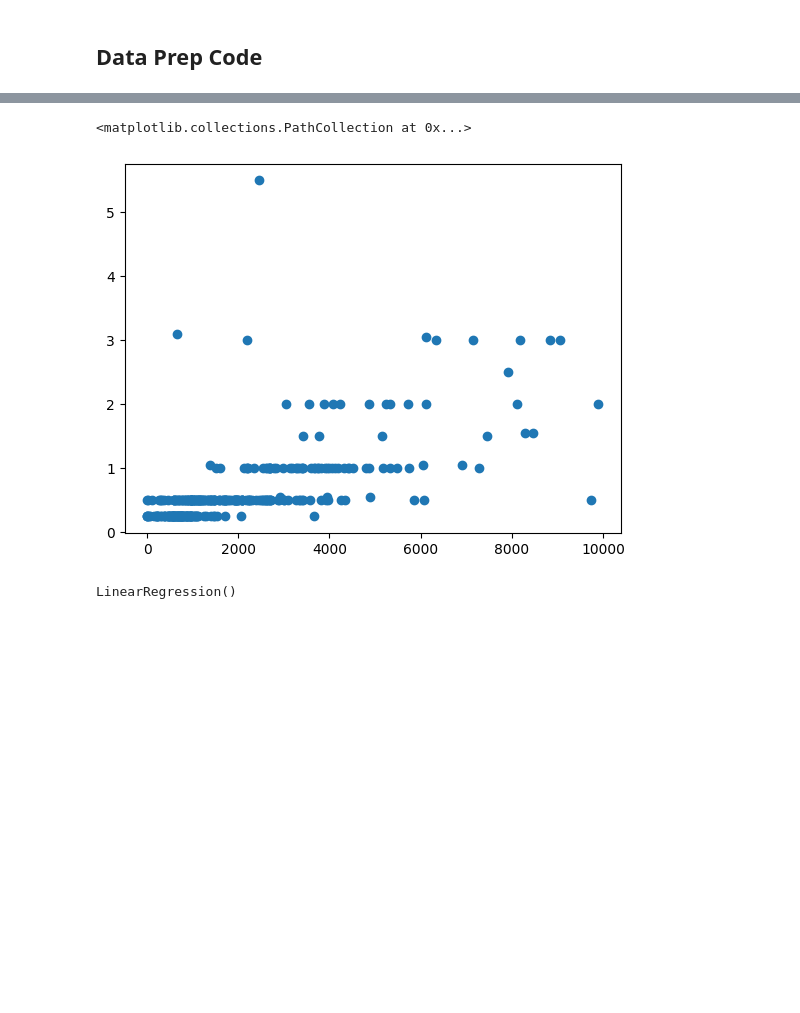
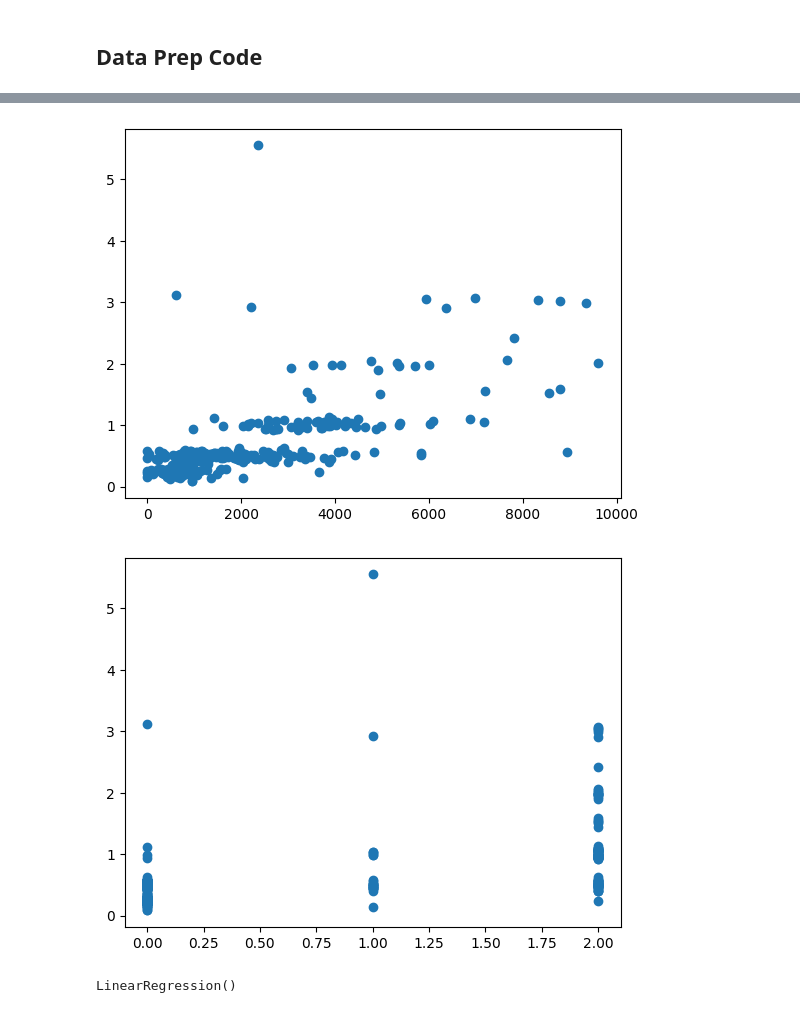
Before and after one commit to de-longhi/Patch-Perfect-Using-AI-to-Fix-Roads, a Jupyter notebook: Patch_Perfect.ipynb, the cells around one changed output, grey strips where cells are left out. Drawn from its saved outputs; the diff is of its cells as text; code cells hidden in the pictures; blank space fills up the shorter version.

```diff
--- a/Patch_Perfect.ipynb
+++ b/Patch_Perfect.ipynb
@@ -555,12 +559,27 @@ def process_data(data):
     return pd.DataFrame(records)
 
 # Replace 'data.csv' with your actual CSV file path
+csv_file_path = './test_cluster_centroids.csv'
+
+# Read the data from the CSV file
+df_test_cent = pd.read_csv(csv_file_path, header=0, names=['image', 'point', 'x', 'y'])
+
+# Ensure the x and y columns are floats
+df_test_cent['x'] = df_test_cent['x'].astype(float)
+df_test_cent['y'] = df_test_cent['y'].astype(float)
+df_test_cent['point'] = df_test_cent['point'].astype(int)
+
+# Replace 'data.csv' with your actual CSV file path
 csv_file_path = './cluster_centroids.csv'
 
 # Read the data from the CSV file
-df = pd.read_csv(csv_file_path, header=0, names=['image', 'point', 'x', 'y'])
+df_train_cent = pd.read_csv(csv_file_path, header=0, names=['image', 'point', 'x', 'y'])
 
 # Ensure the x and y columns are floats
-df['x'] = df['x'].astype(float)
-df['y'] = df['y'].astype(float)
-df['point'] = df['point'].astype(int)
+df_train_cent ['x'] = df_train_cent ['x'].astype(float)
+df_train_cent ['y'] = df_train_cent ['y'].astype(float)
+df_train_cent ['point'] = df_train_cent ['point'].astype(int)
+
+
+train_dists = process_data(df_train_cent)
+test_dists = process_data(df_test_cent)
@@ -688,13 +691,28 @@ df_train
 343 rows × 3 columns
-# %%
-remove = np.where(df_train["real area (cm)"] > 12000)[0]
-
-df_train.drop(remove, inplace=True)
-df_train = df_train.dropna()
-plt.scatter(x = df_train["real area (cm)"], y = df_train["Bags used "])
-# %% [output]
-<matplotlib.collections.PathCollection at 0x...>
-[figure, removed]
+# %%
+remove = np.where((df_train["real area (cm)"] > 12000))[0]
+
+mean = 0
+std_dev = 0.05
+df_train.drop(remove, inplace=True)
+df_train = df_train.dropna()
+noise = np.random.normal(mean, std_dev, size=df_train.shape[0])
+df_train["bags with noise"] = df_train["Bags used "] + noise
+plt.scatter(x = df_train["real area (cm)"], y = df_train["bags with noise"])
+plt.show()
+#df_train["real area (cm)"].value_counts()
+X_log = np.sqrt(df_train["real area (cm)"])
+X_power = df_train["real area (cm)"] ** 0.3
+y_log = np.log(df_train["Bags used "])
+
+#X_binned = pd.cut(np.array(df_train["real area (cm)"]).flatten(), bins=[0, 1900, 2500, np.inf], labels=[0, 1, 2])
+
+
+plt.scatter(x = X_binned, y = df_train["Bags used "] + noise)
+plt.show()
+# %% [output]
+[figure, added]
+[figure, added]
 # %%
 from sklearn.linear_model import LinearRegression
 X = np.array(df_train["real area (cm)"]).reshape(-1, 1)
```
Also changed, not shown: parts of 12 cells of this notebook, 10 other files.
